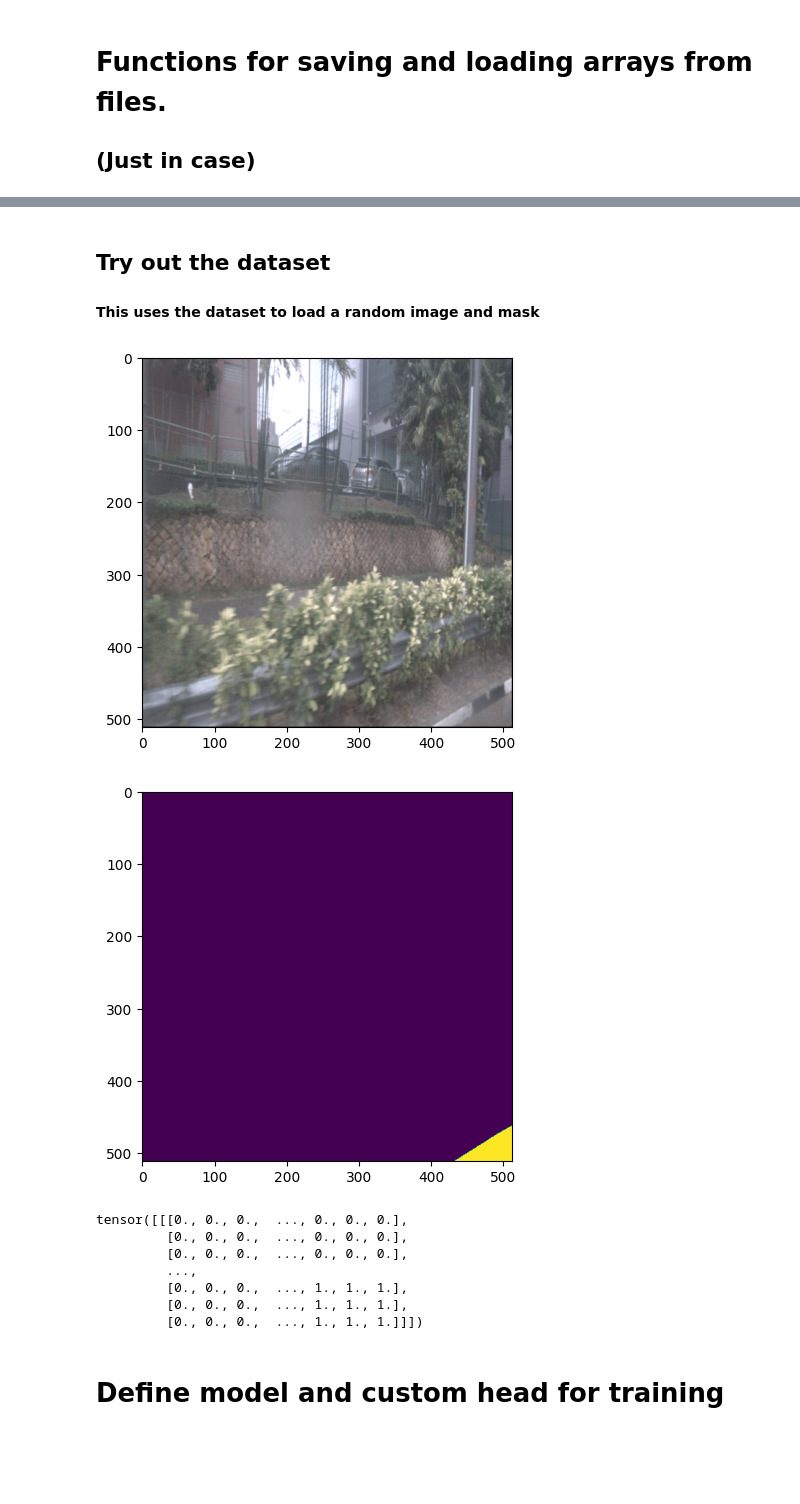
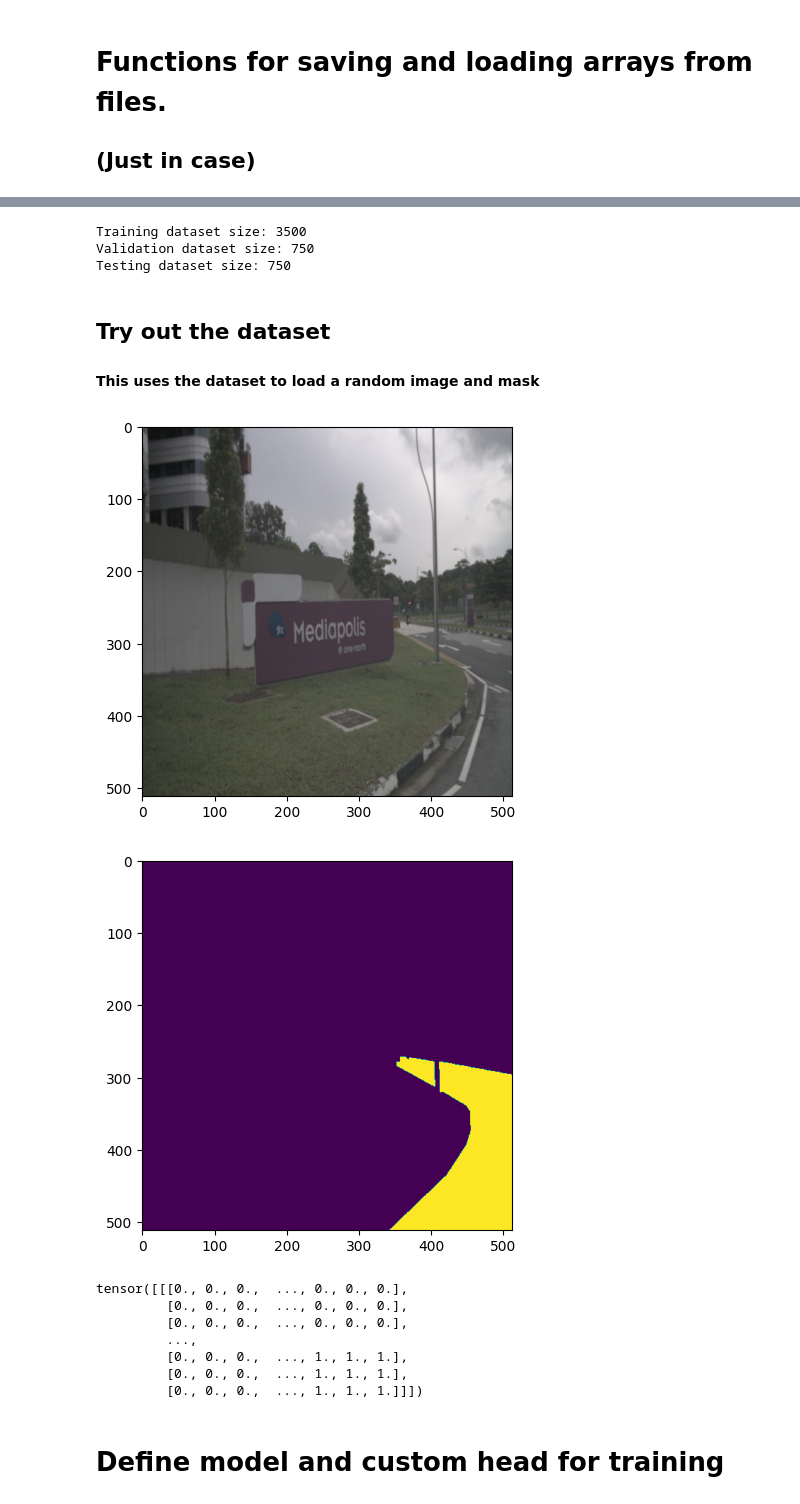
Before and after one commit to Mathanesh/Deep-Machine-Learning-Project-SSY340, a Jupyter notebook: nuscenes.ipynb, the cells around one changed output, grey strips where cells are left out. Drawn from its saved outputs; the diff is of its cells as text; code cells hidden in the pictures; blank space fills up the shorter version.

```diff
--- a/nuscenes.ipynb
+++ b/nuscenes.ipynb
@@ -142,19 +151,56 @@ dataloader = DataLoader(dataset, batch_size=4, shuffle=True)
+# %%
+from torch import manual_seed
+from torch.utils.data import DataLoader, random_split
+
+# Assuming `dataset` is your PyTorch Dataset instance
+dataset_size = len(dataset)
+
+# Set a random seed for reproducibility (optional)
+manual_seed(42)
+
+# Define the proportions of the dataset
+train_ratio = 0.7  # 70% for training
+val_ratio = 0.15    # 15% for validation
+test_ratio = 0.15   # 15% for testing
+
+# Calculate the sizes for each subset
+train_size = int(train_ratio * dataset_size)
+val_size = int(val_ratio * dataset_size)
+test_size = dataset_size - train_size - val_size  # Ensure all data is used
+
+# Split the dataset into training, validation, and testing subsets
+train_dataset, val_dataset, test_dataset = random_split(dataset, [train_size, val_size, test_size])
+
+# Create DataLoaders for training, validation, and testing
+batch_size = 4
+train_loader = DataLoader(train_dataset, batch_size=batch_size, shuffle=True)
+eval_loader = DataLoader(val_dataset, batch_size=batch_size, shuffle=False)
+test_loader = DataLoader(test_dataset, batch_size=batch_size, shuffle=False)
+
+# Example output to verify the sizes
+print(f"Training dataset size: {len(train_loader.dataset)}")
+print(f"Validation dataset size: {len(eval_loader.dataset)}")
+print(f"Testing dataset size: {len(test_loader.dataset)}")
+# %% [output]
+Training dataset size: 3500
+Validation dataset size: 750
+Testing dataset size: 750
 # %% [markdown]
 ## Try out the dataset
 #### This uses the dataset to load a random image and mask
 # %%
 import random
 
-random_index = random.randint(0, TOTAL_IMAGES)
+random_index = random.randint(0, DATASET_SIZE)
 image, mask = dataset[random_index]
 image_raw, mask_raw = dataset.get_raw_data(random_index)
 
 show_tensor(image)
 show_tensor(mask)
 print(mask)
 # %% [output]
-[figure, old version]
+[figure, new version]
-[figure, old version]
+[figure, new version]
 tensor([[[0., 0., 0.,  ..., 0., 0., 0.],
          [0., 0., 0.,  ..., 0., 0., 0.],
          [0., 0., 0.,  ..., 0., 0., 0.],
```
Also changed, not shown: parts of 17 cells of this notebook.
